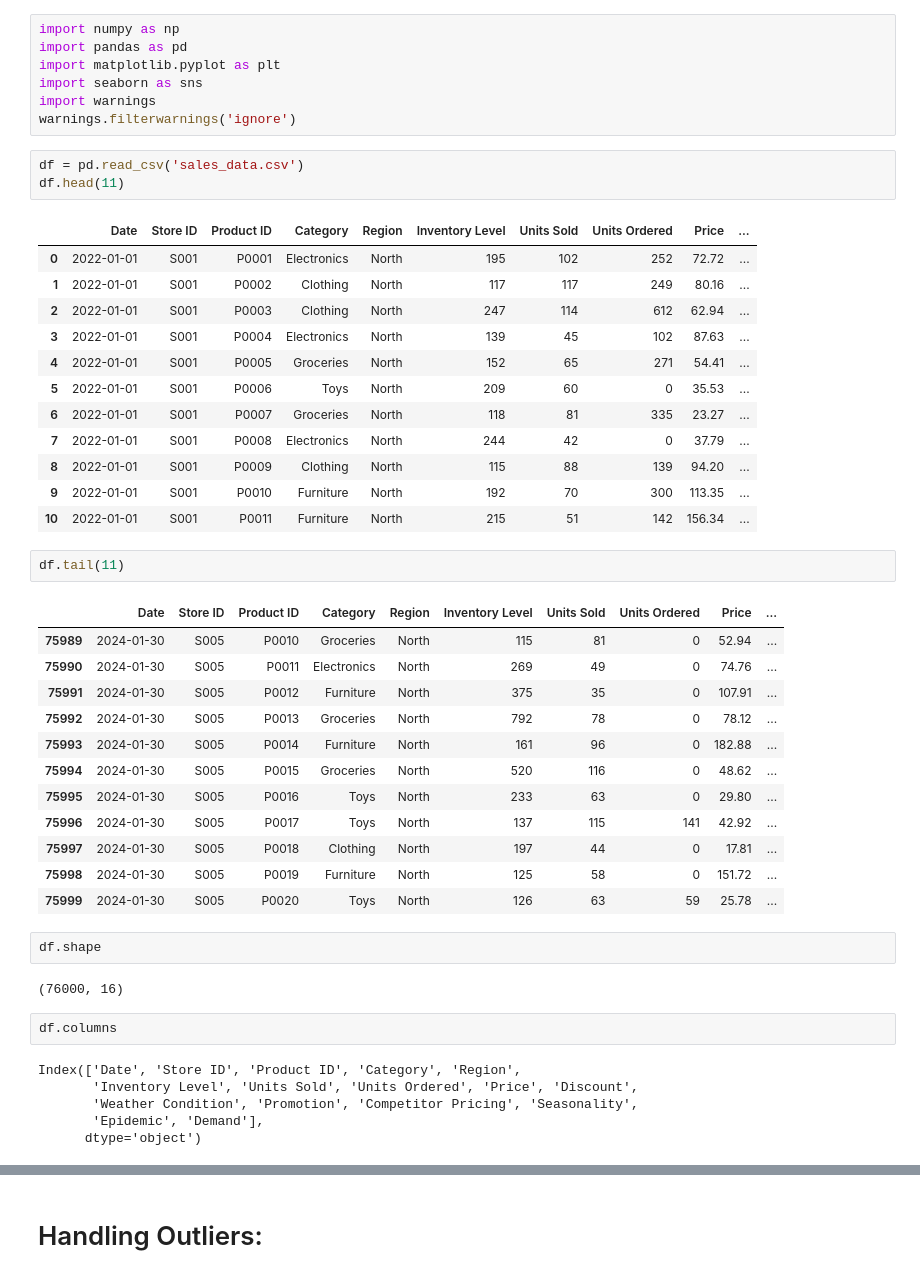
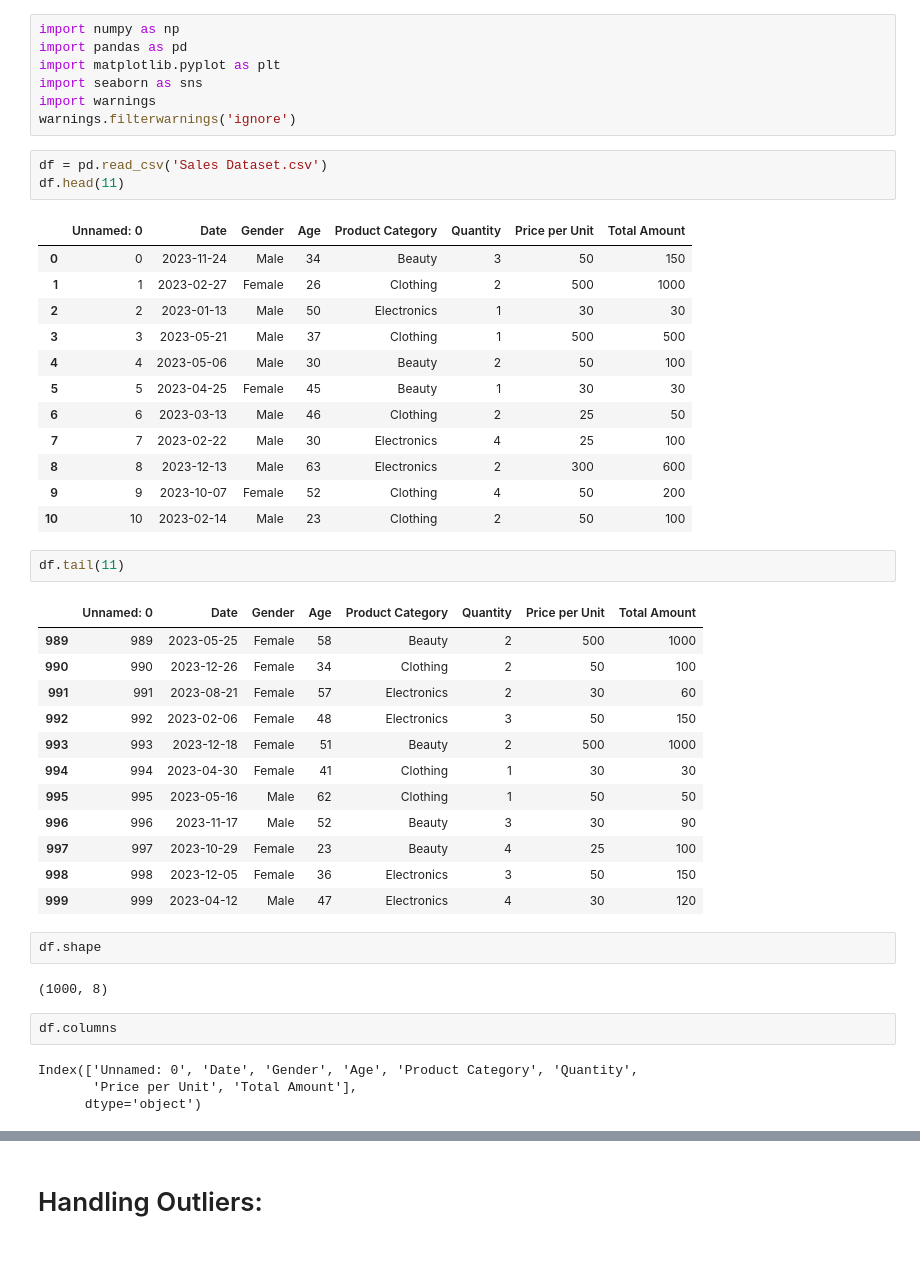
Before and after one commit to Nikhil5566/EDA-Prostate-cancer-dataset-, a Jupyter notebook: Sales_Dataset.ipynb, the cells around one changed output, grey strips where cells are left out. Cells and saved outputs as stored; diff of their text form.

```diff
--- a/Sales_Dataset.ipynb
+++ b/Sales_Dataset.ipynb
@@ -8,47 +8,45 @@ import seaborn as sns
 import warnings
 warnings.filterwarnings('ignore')
 # %%
-df = pd.read_csv('sales_data.csv')
+df = pd.read_csv('Sales Dataset.csv')
 df.head(11)
 # %% [output]
-|  | Date | Store ID | Product ID | Category | Region | Inventory Level | Units Sold | Units Ordered | Price | ... |
-| 0 | 2022-01-01 | S001 | P0001 | Electronics | North | 195 | 102 | 252 | 72.72 | ... |
-| 1 | 2022-01-01 | S001 | P0002 | Clothing | North | 117 | 117 | 249 | 80.16 | ... |
-| 2 | 2022-01-01 | S001 | P0003 | Clothing | North | 247 | 114 | 612 | 62.94 | ... |
-| 3 | 2022-01-01 | S001 | P0004 | Electronics | North | 139 | 45 | 102 | 87.63 | ... |
-| 4 | 2022-01-01 | S001 | P0005 | Groceries | North | 152 | 65 | 271 | 54.41 | ... |
-| 5 | 2022-01-01 | S001 | P0006 | Toys | North | 209 | 60 | 0 | 35.53 | ... |
-| 6 | 2022-01-01 | S001 | P0007 | Groceries | North | 118 | 81 | 335 | 23.27 | ... |
-| 7 | 2022-01-01 | S001 | P0008 | Electronics | North | 244 | 42 | 0 | 37.79 | ... |
-| 8 | 2022-01-01 | S001 | P0009 | Clothing | North | 115 | 88 | 139 | 94.20 | ... |
-| 9 | 2022-01-01 | S001 | P0010 | Furniture | North | 192 | 70 | 300 | 113.35 | ... |
-| 10 | 2022-01-01 | S001 | P0011 | Furniture | North | 215 | 51 | 142 | 156.34 | ... |
+|  | Unnamed: 0 | Date | Gender | Age | Product Category | Quantity | Price per Unit | Total Amount |
+| 0 | 0 | 2023-11-24 | Male | 34 | Beauty | 3 | 50 | 150 |
+| 1 | 1 | 2023-02-27 | Female | 26 | Clothing | 2 | 500 | 1000 |
+| 2 | 2 | 2023-01-13 | Male | 50 | Electronics | 1 | 30 | 30 |
+| 3 | 3 | 2023-05-21 | Male | 37 | Clothing | 1 | 500 | 500 |
+| 4 | 4 | 2023-05-06 | Male | 30 | Beauty | 2 | 50 | 100 |
+| 5 | 5 | 2023-04-25 | Female | 45 | Beauty | 1 | 30 | 30 |
+| 6 | 6 | 2023-03-13 | Male | 46 | Clothing | 2 | 25 | 50 |
+| 7 | 7 | 2023-02-22 | Male | 30 | Electronics | 4 | 25 | 100 |
+| 8 | 8 | 2023-12-13 | Male | 63 | Electronics | 2 | 300 | 600 |
+| 9 | 9 | 2023-10-07 | Female | 52 | Clothing | 4 | 50 | 200 |
+| 10 | 10 | 2023-02-14 | Male | 23 | Clothing | 2 | 50 | 100 |
 # %%
 df.tail(11)
 # %% [output]
-|  | Date | Store ID | Product ID | Category | Region | Inventory Level | Units Sold | Units Ordered | Price | ... |
-| 75989 | 2024-01-30 | S005 | P0010 | Groceries | North | 115 | 81 | 0 | 52.94 | ... |
-| 75990 | 2024-01-30 | S005 | P0011 | Electronics | North | 269 | 49 | 0 | 74.76 | ... |
-| 75991 | 2024-01-30 | S005 | P0012 | Furniture | North | 375 | 35 | 0 | 107.91 | ... |
-| 75992 | 2024-01-30 | S005 | P0013 | Groceries | North | 792 | 78 | 0 | 78.12 | ... |
-| 75993 | 2024-01-30 | S005 | P0014 | Furniture | North | 161 | 96 | 0 | 182.88 | ... |
-| 75994 | 2024-01-30 | S005 | P0015 | Groceries | North | 520 | 116 | 0 | 48.62 | ... |
-| 75995 | 2024-01-30 | S005 | P0016 | Toys | North | 233 | 63 | 0 | 29.80 | ... |
-| 75996 | 2024-01-30 | S005 | P0017 | Toys | North | 137 | 115 | 141 | 42.92 | ... |
-| 75997 | 2024-01-30 | S005 | P0018 | Clothing | North | 197 | 44 | 0 | 17.81 | ... |
-| 75998 | 2024-01-30 | S005 | P0019 | Furniture | North | 125 | 58 | 0 | 151.72 | ... |
-| 75999 | 2024-01-30 | S005 | P0020 | Toys | North | 126 | 63 | 59 | 25.78 | ... |
+|  | Unnamed: 0 | Date | Gender | Age | Product Category | Quantity | Price per Unit | Total Amount |
+| 989 | 989 | 2023-05-25 | Female | 58 | Beauty | 2 | 500 | 1000 |
+| 990 | 990 | 2023-12-26 | Female | 34 | Clothing | 2 | 50 | 100 |
+| 991 | 991 | 2023-08-21 | Female | 57 | Electronics | 2 | 30 | 60 |
+| 992 | 992 | 2023-02-06 | Female | 48 | Electronics | 3 | 50 | 150 |
+| 993 | 993 | 2023-12-18 | Female | 51 | Beauty | 2 | 500 | 1000 |
+| 994 | 994 | 2023-04-30 | Female | 41 | Clothing | 1 | 30 | 30 |
+| 995 | 995 | 2023-05-16 | Male | 62 | Clothing | 1 | 50 | 50 |
+| 996 | 996 | 2023-11-17 | Male | 52 | Beauty | 3 | 30 | 90 |
+| 997 | 997 | 2023-10-29 | Female | 23 | Beauty | 4 | 25 | 100 |
+| 998 | 998 | 2023-12-05 | Female | 36 | Electronics | 3 | 50 | 150 |
+| 999 | 999 | 2023-04-12 | Male | 47 | Electronics | 4 | 30 | 120 |
 # %%
 df.shape
 # %% [output]
-(76000, 16)
+(1000, 8)
 # %%
 df.columns
 # %% [output]
-Index(['Date', 'Store ID', 'Product ID', 'Category', 'Region',
-       'Inventory Level', 'Units Sold', 'Units Ordered', 'Price', 'Discount',
-       'Weather Condition', 'Promotion', 'Competitor Pricing', 'Seasonality',
-       'Epidemic', 'Demand'],
+Index(['Unnamed: 0', 'Date', 'Gender', 'Age', 'Product Category', 'Quantity',
+       'Price per Unit', 'Total Amount'],
       dtype='object')
 # %%
 df.dtypes
```
Also changed, not shown: parts of 14 cells of this notebook.
